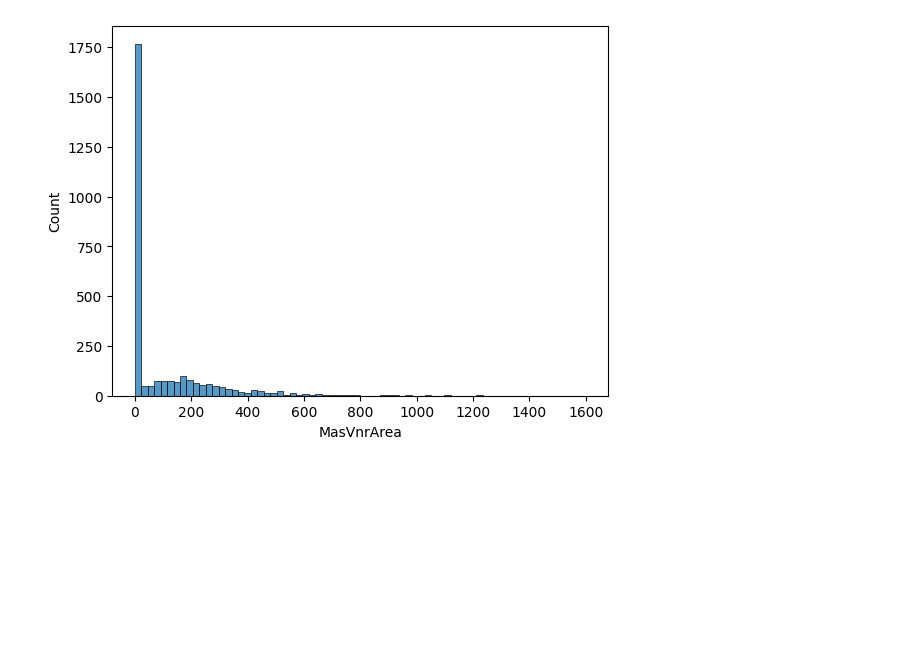
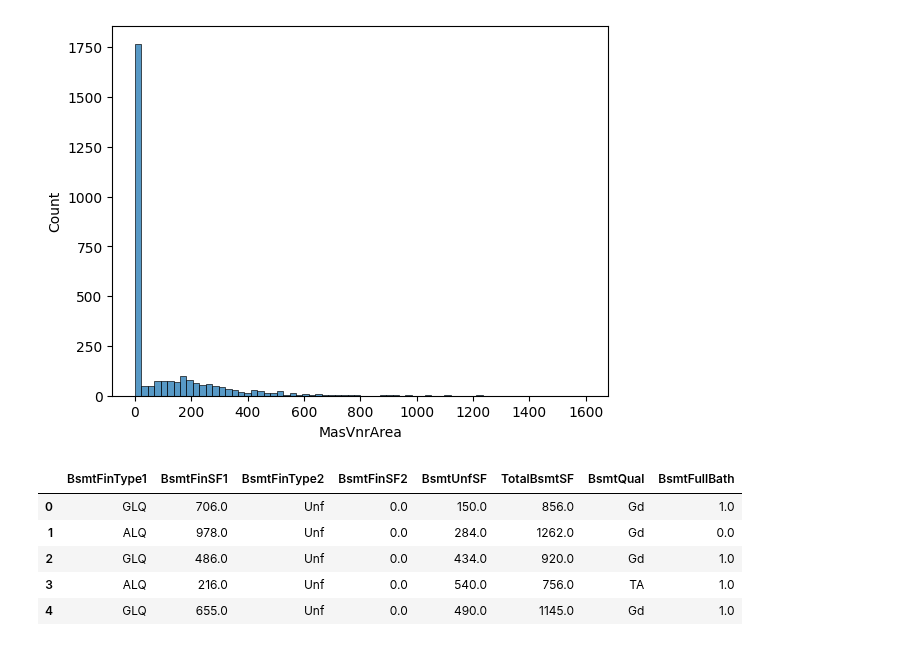
Before and after one commit to LoneCoder21/Kaggle-Notebooks, a Jupyter notebook: Regression/House Prices/property_prices.ipynb, the cells around one changed output. Cells and saved outputs as stored; diff of their text form; code cells hidden in the pictures; blank space fills up the shorter version.

```diff
--- a/Regression/House Prices/property_prices.ipynb
+++ b/Regression/House Prices/property_prices.ipynb
@@ -109,0 +106,10 @@ data['BsmtFinSF1'] = data.groupby(by=["BsmtFinType1"])['BsmtFinSF1'].apply(lambd
+# %%
+bsmt_col = data[["BsmtFinType1", "BsmtFinSF1", "BsmtFinType2", "BsmtFinSF2", "BsmtUnfSF", "TotalBsmtSF", "BsmtQual", "BsmtFullBath"]]
+bsmt_col.head()
+# %% [output]
+|  | BsmtFinType1 | BsmtFinSF1 | BsmtFinType2 | BsmtFinSF2 | BsmtUnfSF | TotalBsmtSF | BsmtQual | BsmtFullBath |
+| 0 | GLQ | 706.0 | Unf | 0.0 | 150.0 | 856.0 | Gd | 1.0 |
+| 1 | ALQ | 978.0 | Unf | 0.0 | 284.0 | 1262.0 | Gd | 0.0 |
+| 2 | GLQ | 486.0 | Unf | 0.0 | 434.0 | 920.0 | Gd | 1.0 |
+| 3 | ALQ | 216.0 | Unf | 0.0 | 540.0 | 756.0 | TA | 1.0 |
+| 4 | GLQ | 655.0 | Unf | 0.0 | 490.0 | 1145.0 | Gd | 1.0 |
```
Also changed, not shown: parts of 6 cells of this notebook.
